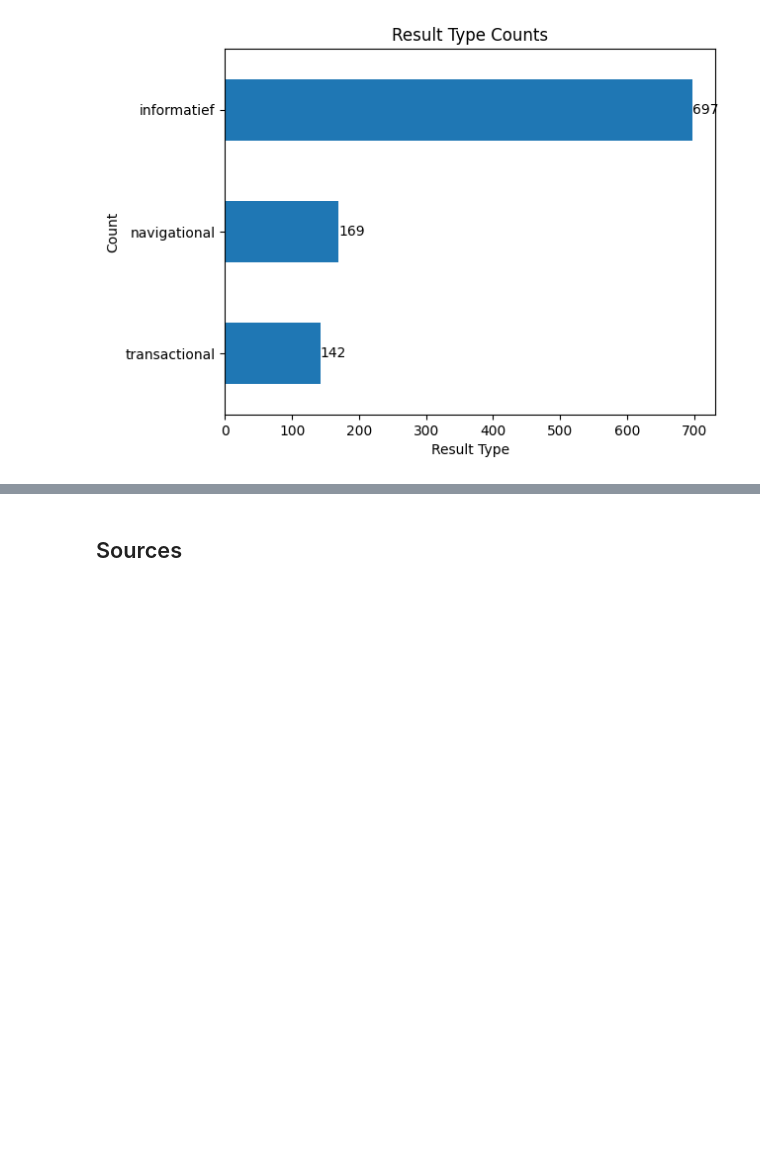
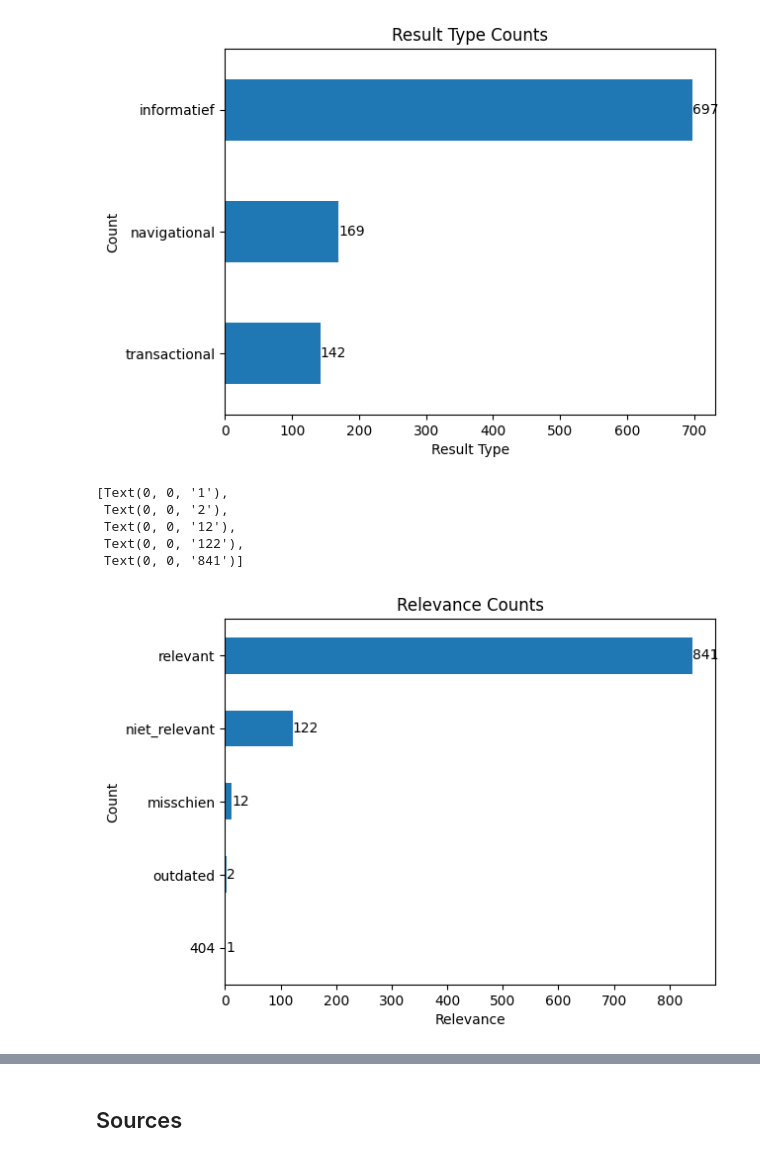
Before and after one commit to SlimZoeken/100queries, a Jupyter notebook: notebooks/analysis.ipynb, the cells around one changed output, grey strips where cells are left out. Cells and saved outputs as stored; diff of their text form; code cells hidden in the pictures; blank space fills up the shorter version.

Commit message:
Add result relevance plots.

```diff
--- a/notebooks/analysis.ipynb
+++ b/notebooks/analysis.ipynb
@@ -110,7 +110,7 @@ results = (
     pd.read_csv(RESULTS_FILE)
     .drop(["Created time"], axis=1)
     .rename(columns=lambda x: x.strip())
-    .astype({"Query": pd.StringDtype()})
+    .astype({"Query": pd.StringDtype(), "Ranking": "Int64"})
 )
 results.head()
 # %% [output]
@@ -244,3 +244,17 @@ ax.bar_label(ax.containers[0])
 # %% [output]
 [Text(0, 0, '142'), Text(0, 0, '169'), Text(0, 0, '697')]
 [figure]
+# %%
+ax = (
+    results["Relevant?"]
+    .value_counts(ascending=True)
+    .plot(kind="barh", title="Relevance Counts", xlabel="Relevance", ylabel="Count")
+)
+ax.bar_label(ax.containers[0])
+# %% [output]
+[Text(0, 0, '1'),
+ Text(0, 0, '2'),
+ Text(0, 0, '12'),
+ Text(0, 0, '122'),
+ Text(0, 0, '841')]
+[figure, added]
```
Also changed, not shown: parts of 2 cells of this notebook.
